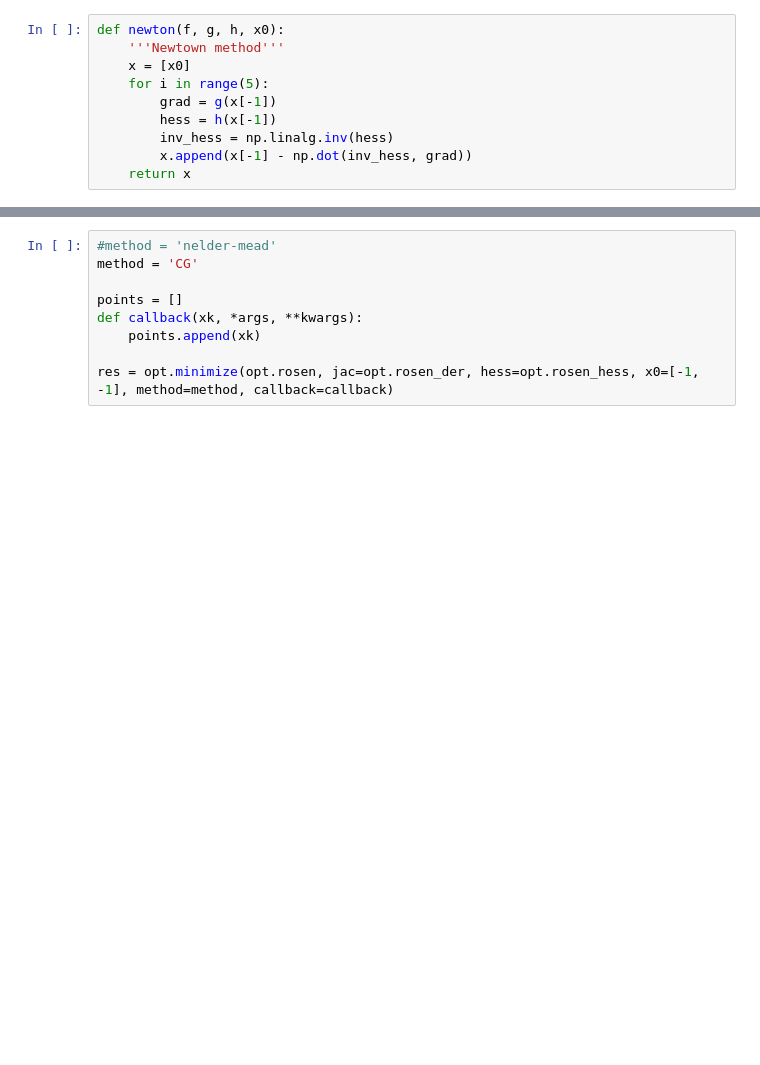
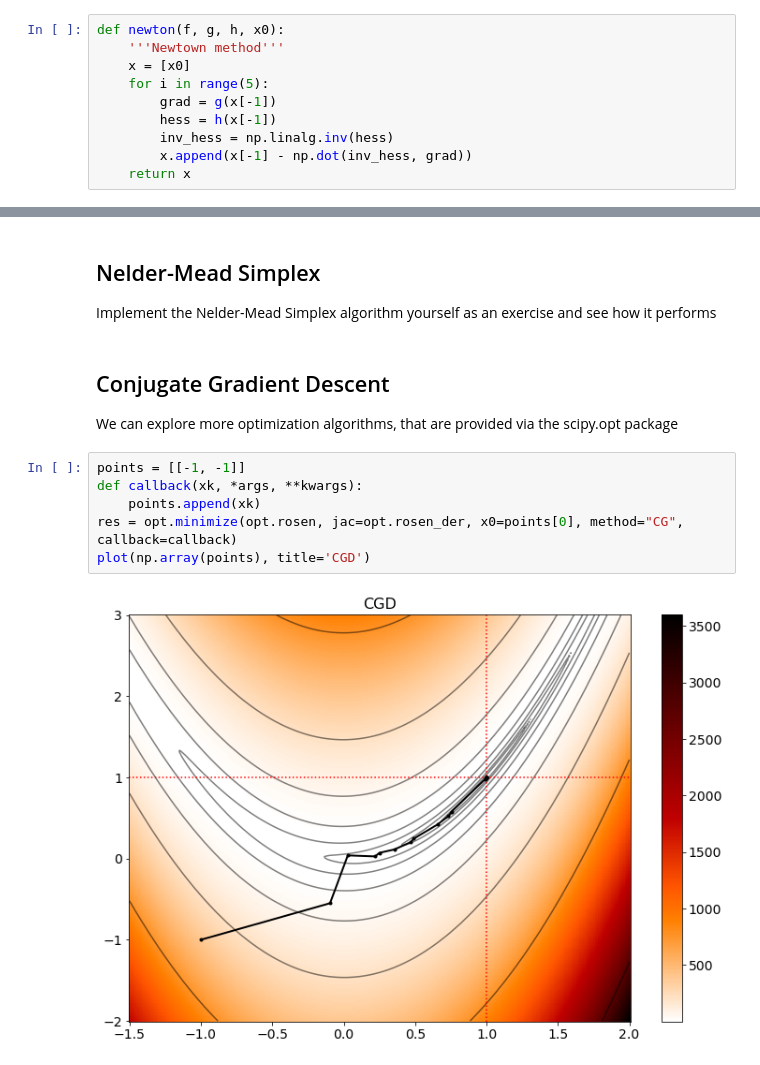
Before and after one commit to philippeller/Teaching, a Jupyter notebook: optimization.ipynb, the cells around one changed output, grey strips where cells are left out. Saved outputs shown, nothing was run; the diff lists cells and outputs as text; blank space fills up the shorter version.

```diff
--- a/optimization.ipynb
+++ b/optimization.ipynb
@@ -46,9 +77,16 @@ g['f'] = rosen(g.get_array('x', flat=True), g.get_array('y', flat=True)).reshape
+# %% [markdown]
+## Nelder-Mead Simplex
+
+Implement the Nelder-Mead Simplex algorithm yourself as an exercise and see how it performs
+# %% [markdown]
+## Conjugate Gradient Descent
+
+We can explore more optimization algorithms, that are provided via the scipy.opt package
 # %%
-#method = 'nelder-mead'
-method = 'CG'
-
-points = []
+points = [[-1, -1]]
 def callback(xk, *args, **kwargs):
     points.append(xk)
-
-res = opt.minimize(opt.rosen, jac=opt.rosen_der, hess=opt.rosen_hess, x0=[-1, -1], method=method, callback=callback)
+res = opt.minimize(opt.rosen, jac=opt.rosen_der, x0=points[0], method="CG", callback=callback)
+plot(np.array(points), title='CGD')
+# %% [output]
+[figure, added]
```
Also changed, not shown: parts of 19 cells of this notebook, 14 other files.
